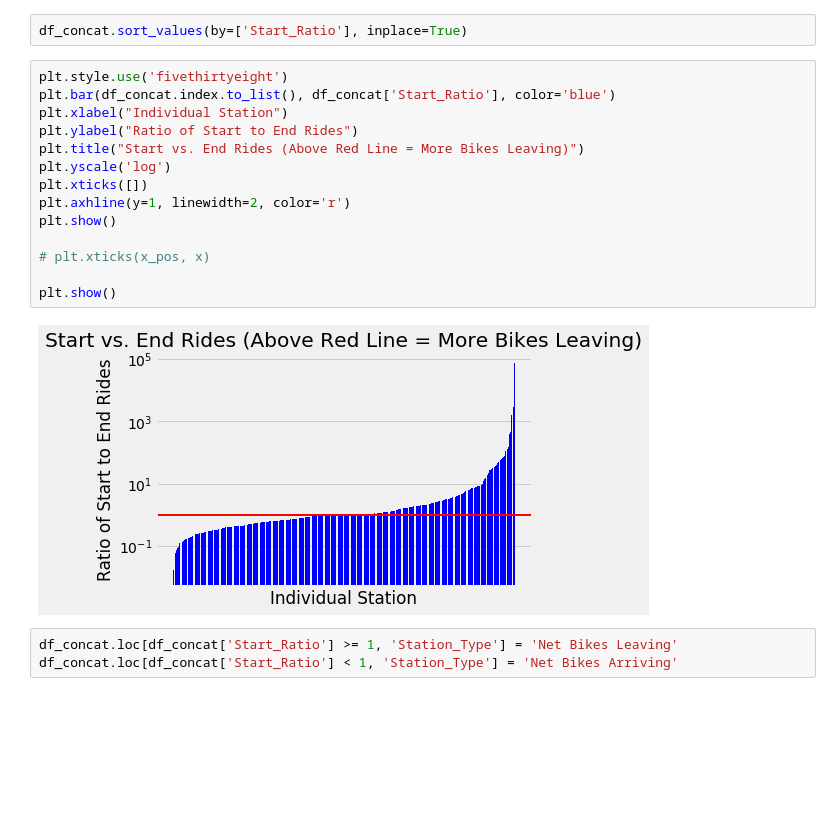
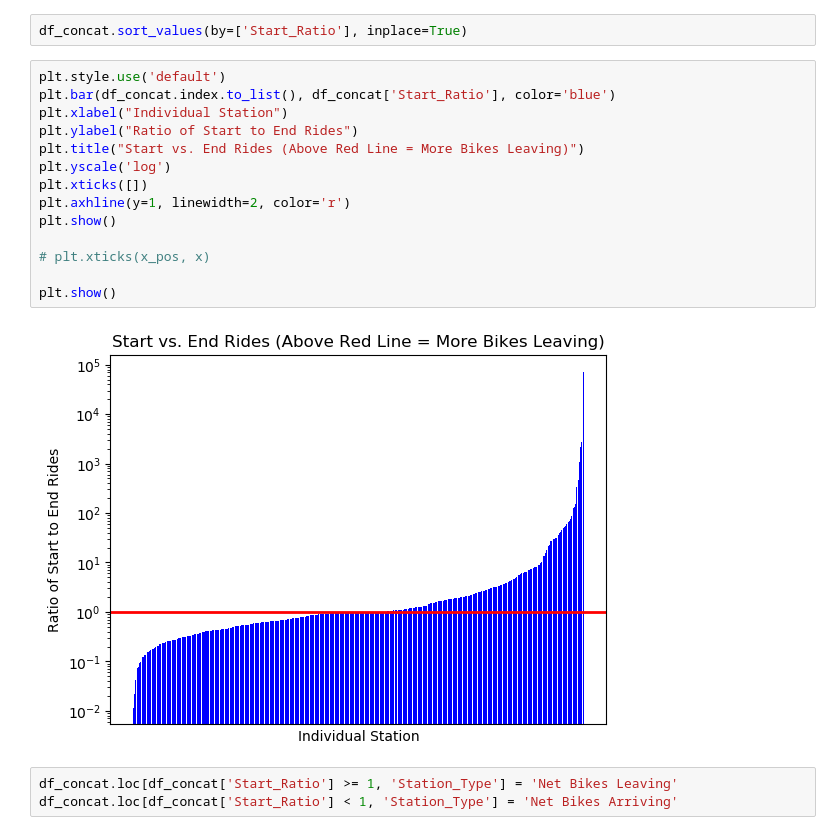
Before and after one commit to Data-Science-Link/project_bike_rental_analysis, a Jupyter notebook: scripts/workspace/Link_Michael/Untitled/SQL.ipynb, the cells around one changed output. Saved outputs shown, nothing was run; the diff lists cells and outputs as text; blank space fills up the shorter version.

```diff
--- a/scripts/workspace/Link_Michael/Untitled/SQL.ipynb
+++ b/scripts/workspace/Link_Michael/Untitled/SQL.ipynb
@@ -370,21 +372,21 @@ df_concat.head(2)
 # %%
 df_concat.sort_values(by=['Start_Ratio'], inplace=True)
 # %%
-plt.style.use('fivethirtyeight')
+plt.style.use('default')
 plt.bar(df_concat.index.to_list(), df_concat['Start_Ratio'], color='blue')
 plt.xlabel("Individual Station")
 plt.ylabel("Ratio of Start to End Rides")
 plt.title("Start vs. End Rides (Above Red Line = More Bikes Leaving)")
 plt.yscale('log')
 plt.xticks([])
 plt.axhline(y=1, linewidth=2, color='r')
 plt.show()
 
 # plt.xticks(x_pos, x)
 
 plt.show()
 # %% [output]
-[figure, old version]
+[figure, new version]
 # %%
 df_concat.loc[df_concat['Start_Ratio'] >= 1, 'Station_Type'] = 'Net Bikes Leaving'
 df_concat.loc[df_concat['Start_Ratio'] < 1, 'Station_Type'] = 'Net Bikes Arriving'
```
Also changed, not shown: parts of 25 cells of this notebook, 8 other files.
